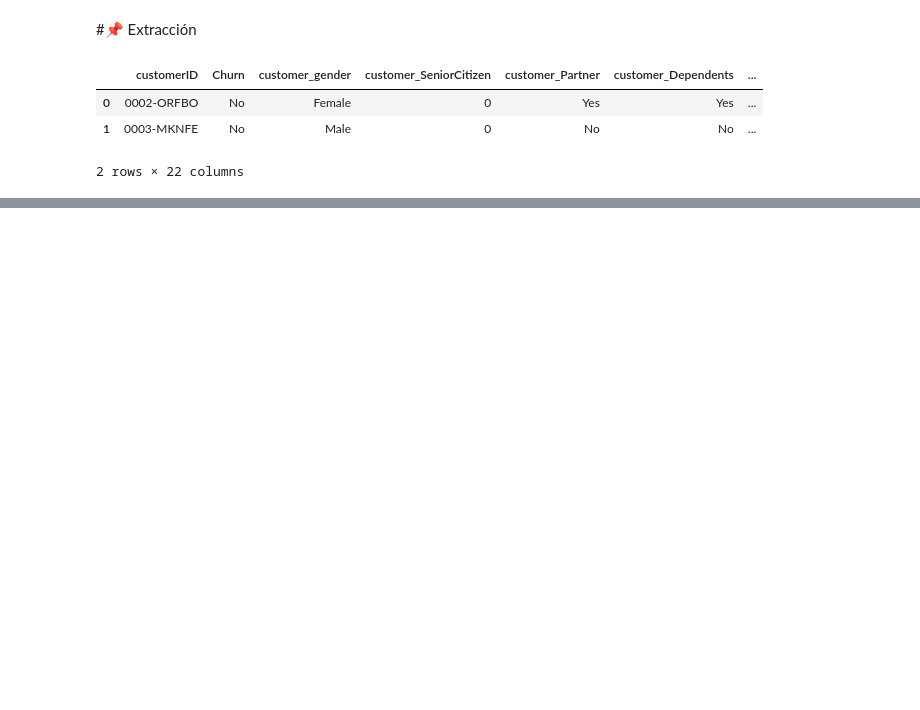
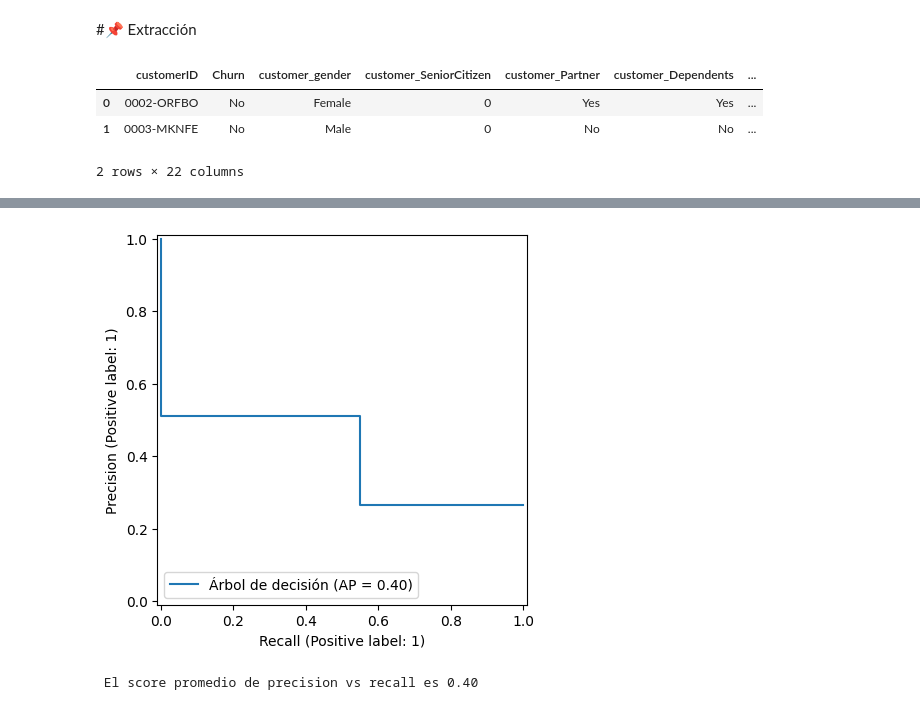
Before and after one commit to marsavil/Telecom_X_Challenge_Part_2, a Jupyter notebook: TelecomX_Parte_2.ipynb, the cells around one changed output, grey strips where cells are left out. Drawn from its saved outputs; the diff is of its cells as text; code cells hidden in the pictures; blank space fills up the shorter version.

```diff
--- a/TelecomX_Parte_2.ipynb
+++ b/TelecomX_Parte_2.ipynb
@@ -24,0 +157,8 @@ datos.head(2)
+# %%
+PrecisionRecallDisplay.from_predictions(y_val, y_predict, name ='Árbol de decisión');
+# %% [output]
+[figure, added]
+# %%
+print(f' El score promedio de precision vs recall es {average_precision_score(y_val,y_predict):.2f} ')
+# %% [output]
+ El score promedio de precision vs recall es 0.40
```
Also changed, not shown: parts of 72 cells of this notebook.
